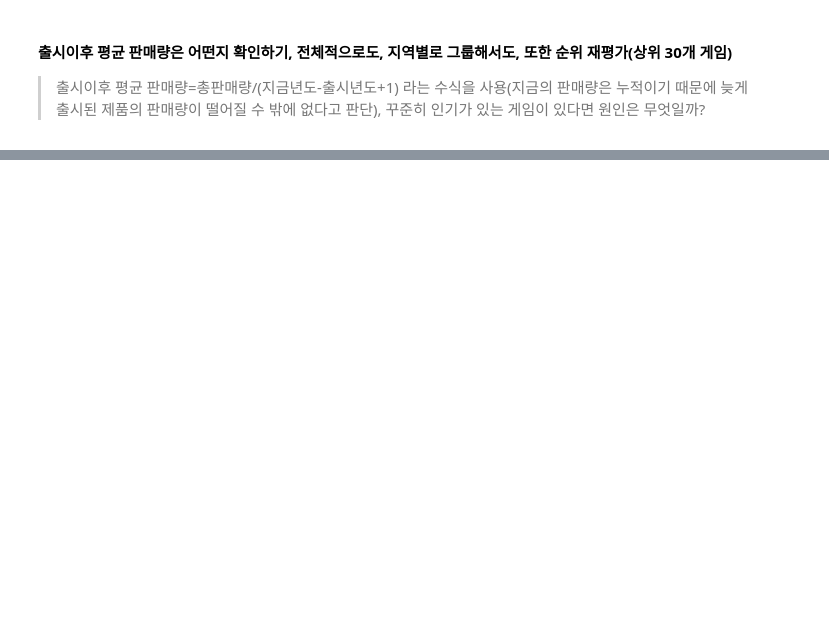
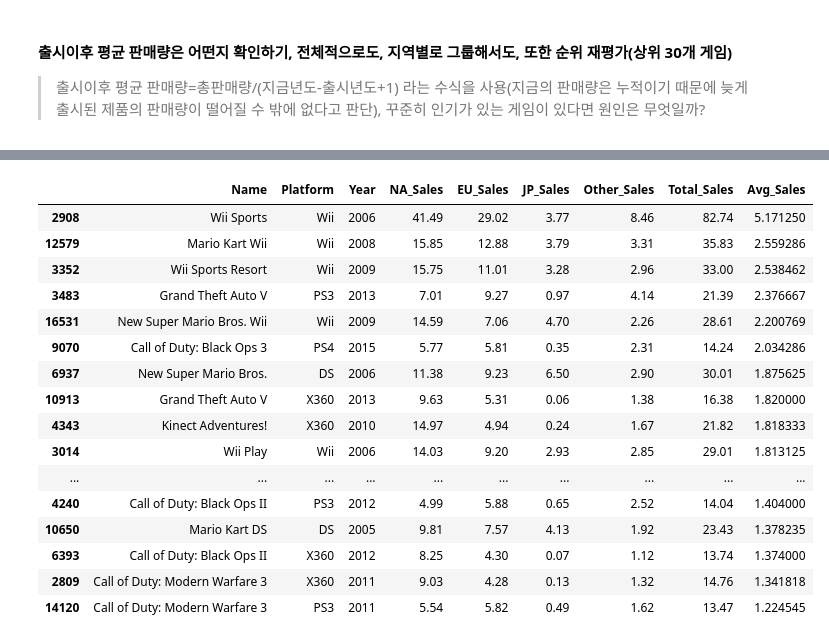
Before and after one commit to ohyunju/projects, a Jupyter notebook: project1/Project1.ipynb, the cells around one changed output, grey strips where cells are left out. Drawn from its saved outputs; the diff is of its cells as text; code cells hidden in the pictures; blank space fills up the shorter version.

```diff
--- a/project1/Project1.ipynb
+++ b/project1/Project1.ipynb
@@ -1047,0 +1203,5 @@ plt.show()
+# %%
+Sales_avg=df2[['Name','Platform','Year','NA_Sales','EU_Sales','JP_Sales','Other_Sales']]
+Sales_avg['Total_Sales']=df2['NA_Sales']+df2['EU_Sales']+df2['JP_Sales']+df2['Other_Sales']
+Sales_avg['Avg_Sales']=Sales_avg['Total_Sales']/(2021-Sales_avg['Year']+1)
+Sales_avg
@@ -1047,0 +1226,21 @@ plt.show()
+# %%
+Sales_avg=Sales_avg.sort_values(by=['Avg_Sales'], axis=0, ascending=False)
+Sales_avg[0:20]
+# %% [output]
+|  | Name | Platform | Year | NA_Sales | EU_Sales | JP_Sales | Other_Sales | Total_Sales | Avg_Sales |
+| 2908 | Wii Sports | Wii | 2006 | 41.49 | 29.02 | 3.77 | 8.46 | 82.74 | 5.171250 |
+| 12579 | Mario Kart Wii | Wii | 2008 | 15.85 | 12.88 | 3.79 | 3.31 | 35.83 | 2.559286 |
+| 3352 | Wii Sports Resort | Wii | 2009 | 15.75 | 11.01 | 3.28 | 2.96 | 33.00 | 2.538462 |
+| 3483 | Grand Theft Auto V | PS3 | 2013 | 7.01 | 9.27 | 0.97 | 4.14 | 21.39 | 2.376667 |
+| 16531 | New Super Mario Bros. Wii | Wii | 2009 | 14.59 | 7.06 | 4.70 | 2.26 | 28.61 | 2.200769 |
+| 9070 | Call of Duty: Black Ops 3 | PS4 | 2015 | 5.77 | 5.81 | 0.35 | 2.31 | 14.24 | 2.034286 |
+| 6937 | New Super Mario Bros. | DS | 2006 | 11.38 | 9.23 | 6.50 | 2.90 | 30.01 | 1.875625 |
+| 10913 | Grand Theft Auto V | X360 | 2013 | 9.63 | 5.31 | 0.06 | 1.38 | 16.38 | 1.820000 |
+| 4343 | Kinect Adventures! | X360 | 2010 | 14.97 | 4.94 | 0.24 | 1.67 | 21.82 | 1.818333 |
+| 3014 | Wii Play | Wii | 2006 | 14.03 | 9.20 | 2.93 | 2.85 | 29.01 | 1.813125 |
+| ... | ... | ... | ... | ... | ... | ... | ... | ... | ... |
+| 4240 | Call of Duty: Black Ops II | PS3 | 2012 | 4.99 | 5.88 | 0.65 | 2.52 | 14.04 | 1.404000 |
+| 10650 | Mario Kart DS | DS | 2005 | 9.81 | 7.57 | 4.13 | 1.92 | 23.43 | 1.378235 |
+| 6393 | Call of Duty: Black Ops II | X360 | 2012 | 8.25 | 4.30 | 0.07 | 1.12 | 13.74 | 1.374000 |
+| 2809 | Call of Duty: Modern Warfare 3 | X360 | 2011 | 9.03 | 4.28 | 0.13 | 1.32 | 14.76 | 1.341818 |
+| 14120 | Call of Duty: Modern Warfare 3 | PS3 | 2011 | 5.54 | 5.82 | 0.49 | 1.62 | 13.47 | 1.224545 |
```
Also changed, not shown: parts of 14 cells of this notebook.
